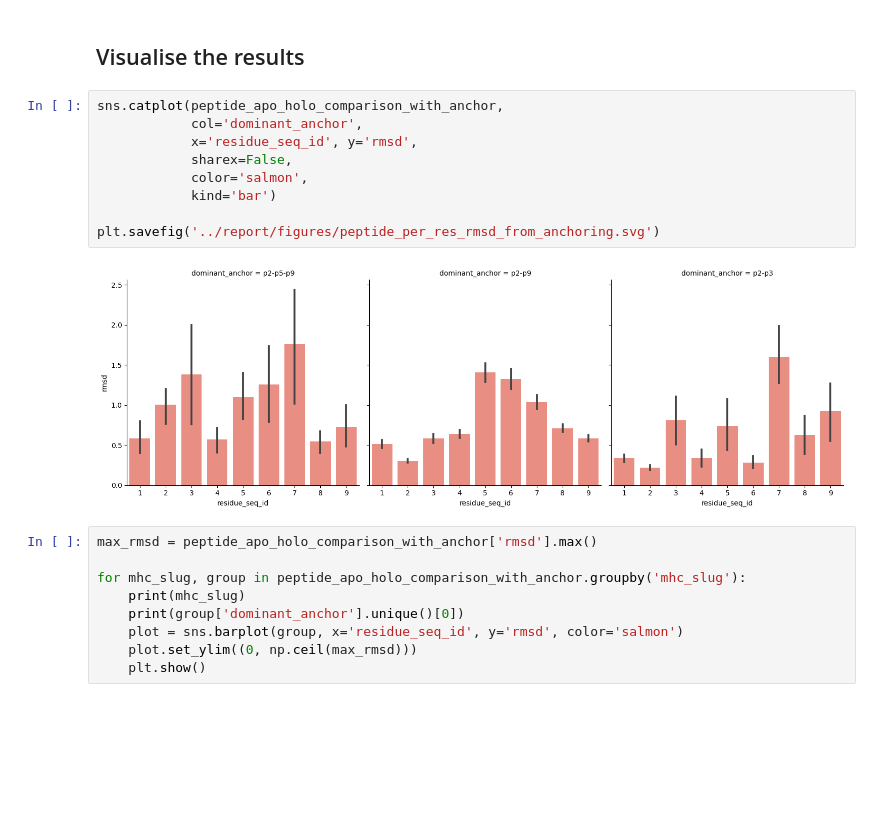
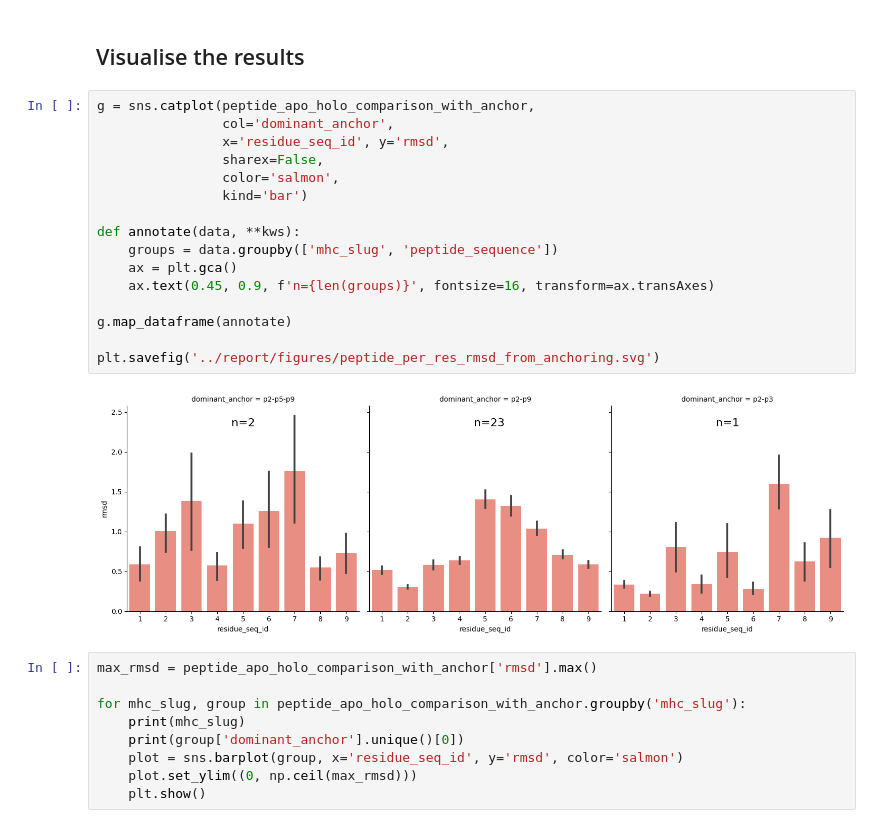
Before and after one commit to benjiemc/tcr-pmhc-interface-analysis, a Jupyter notebook: notebooks/pMHC_movement_based_on_peptide_anchoring.ipynb, the cells around one changed output. Drawn from its saved outputs; the diff is of its cells as text; blank space fills up the shorter version.

Commit message:
Update plot to have n and update report

```diff
--- a/notebooks/pMHC_movement_based_on_peptide_anchoring.ipynb
+++ b/notebooks/pMHC_movement_based_on_peptide_anchoring.ipynb
@@ -158,16 +158,23 @@ peptide_apo_holo_comparison_with_anchor = peptide_apo_holo_comparison.query("anc
 # %% [markdown]
 ## Visualise the results
 # %%
-sns.catplot(peptide_apo_holo_comparison_with_anchor,
-            col='dominant_anchor',
-            x='residue_seq_id', y='rmsd',
-            sharex=False,
-            color='salmon',
-            kind='bar')
+g = sns.catplot(peptide_apo_holo_comparison_with_anchor,
+                col='dominant_anchor',
+                x='residue_seq_id', y='rmsd',
+                sharex=False,
+                color='salmon',
+                kind='bar')
+
+def annotate(data, **kws):
+    groups = data.groupby(['mhc_slug', 'peptide_sequence'])
+    ax = plt.gca()
+    ax.text(0.45, 0.9, f'n={len(groups)}', fontsize=16, transform=ax.transAxes)
+
+g.map_dataframe(annotate)
 
 plt.savefig('../report/figures/peptide_per_res_rmsd_from_anchoring.svg')
 # %% [output]
-[figure, old version]
+[figure, new version]
 # %%
 max_rmsd = peptide_apo_holo_comparison_with_anchor['rmsd'].max()
 
```
Also changed, not shown: parts of 2 cells of this notebook.
